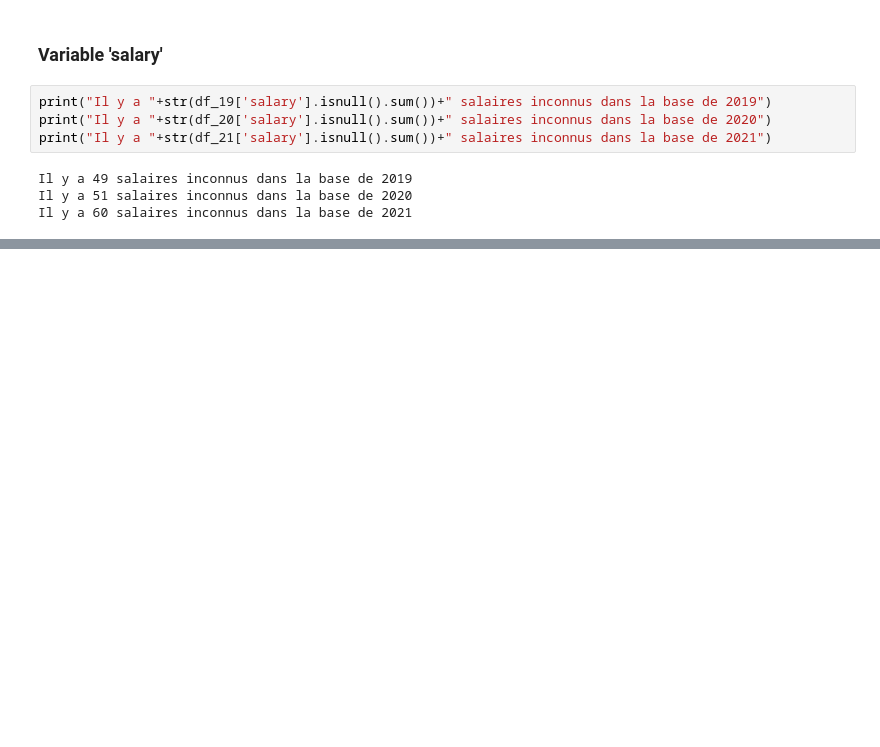
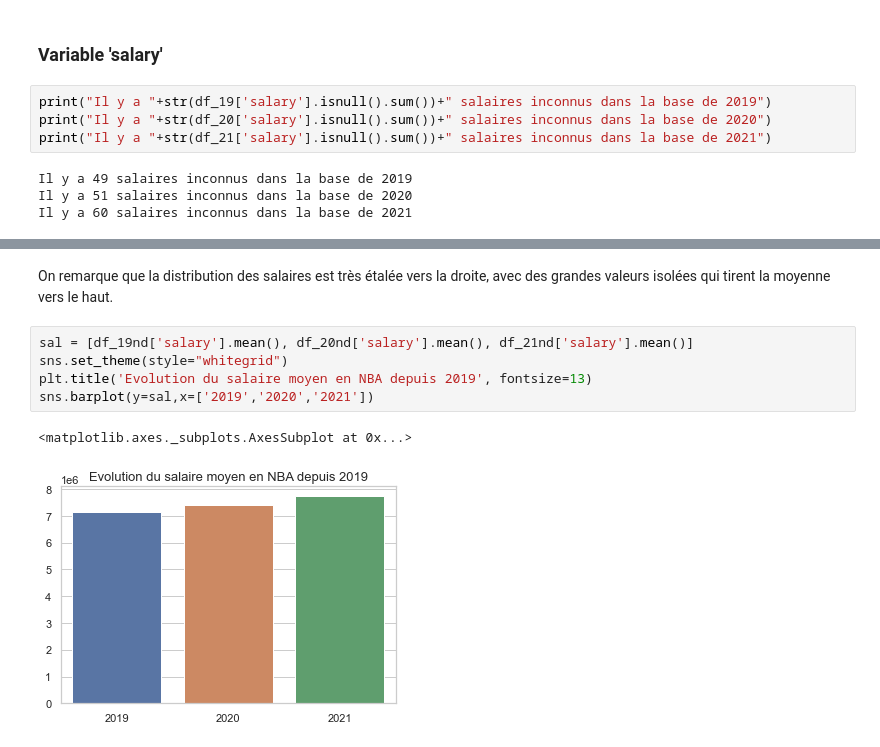
Before and after one commit to nael-farhan/python-project-nba-salaries, a Jupyter notebook: descriptive statistics.ipynb, the cells around one changed output, grey strips where cells are left out. Cells and saved outputs as stored; diff of their text form; blank space fills up the shorter version.

```diff
--- a/descriptive statistics.ipynb
+++ b/descriptive statistics.ipynb
@@ -149,0 +97,10 @@ df_21[df_21['games_played']>=30].plot.scatter(x='player_efficiency_rating', y='s
+# %% [markdown]
+On remarque que la distribution des salaires est très étalée vers la droite, avec des grandes valeurs isolées qui tirent la moyenne vers le haut.
+# %%
+sal = [df_19nd['salary'].mean(), df_20nd['salary'].mean(), df_21nd['salary'].mean()]
+sns.set_theme(style="whitegrid")
+plt.title('Evolution du salaire moyen en NBA depuis 2019', fontsize=13)
+sns.barplot(y=sal,x=['2019','2020','2021'])
+# %% [output]
+<matplotlib.axes._subplots.AxesSubplot at 0x...>
+[figure, added]
```
Also changed, not shown: parts of 26 cells of this notebook.
